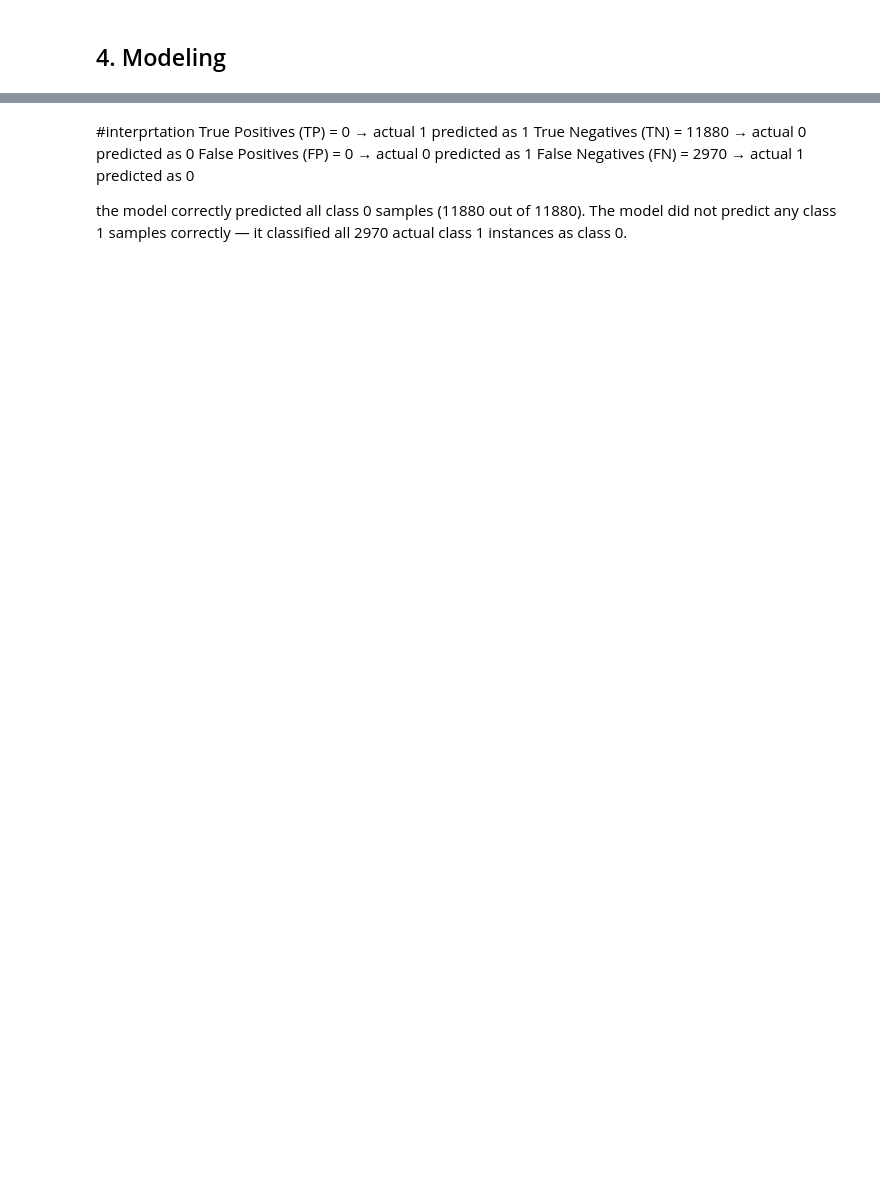
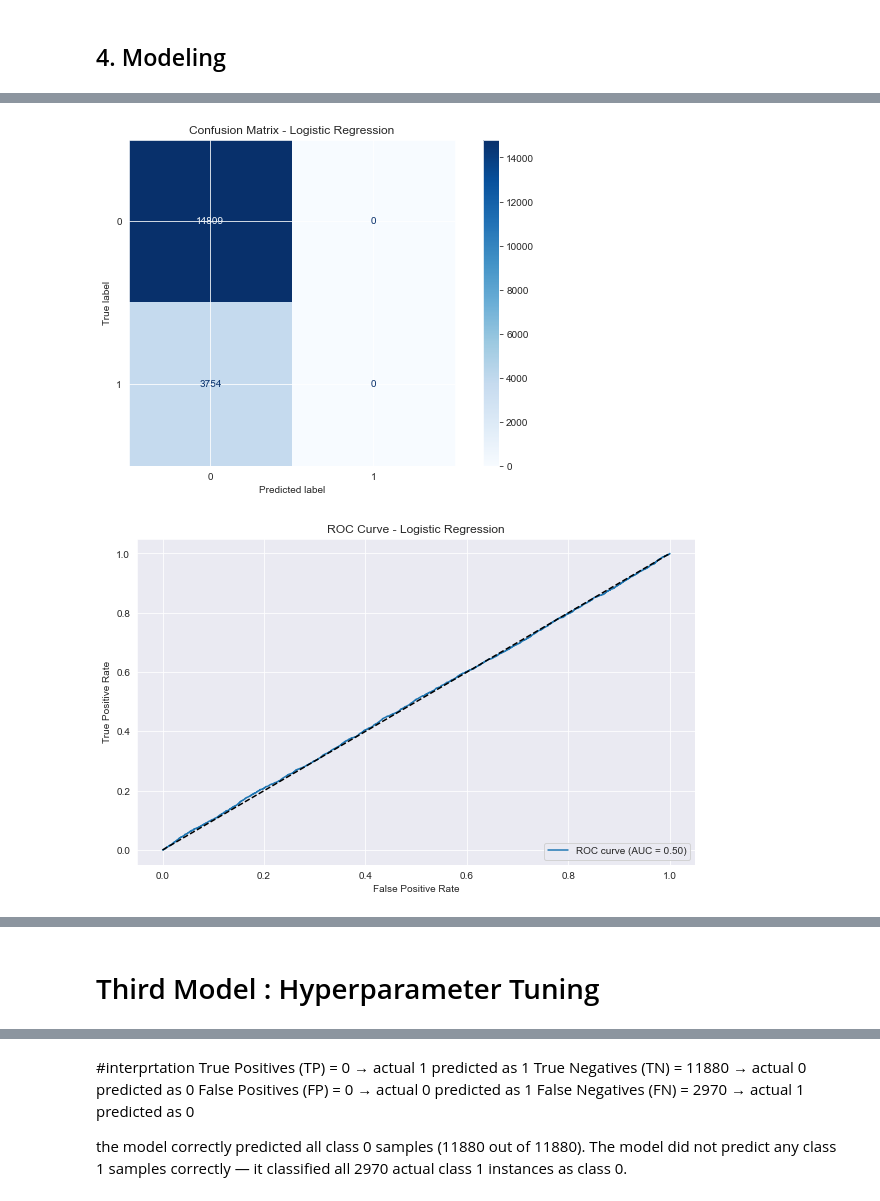
Before and after one commit to Marylyne-Ingwe/phase3, a Jupyter notebook: Tanzania_water_dataset_project.ipynb, the cells around one changed output, grey strips where cells are left out. Drawn from its saved outputs; the diff is of its cells as text; code cells hidden in the pictures; blank space fills up the shorter version.

```diff
--- a/Tanzania_water_dataset_project.ipynb
+++ b/Tanzania_water_dataset_project.ipynb
@@ -738,0 +640,9 @@ plt.show()
+# %%
+# to ipute nan values in X
+X = X.replace([np.inf, -np.inf], np.nan)
+X = X.fillna(X.median())
+
+
+logit_model= sm.Logit(y, X)
+result = logit_model.fit()
+result.summary()
@@ -738,0 +697,9 @@ plt.show()
+# %%
+#Fit a model
+logreg = LogisticRegression(
+    fit_intercept = False,
+    C =1e12,
+    solver="liblinear"
+)
+#Fit the model
+logreg.fit(X_train, y_train)
@@ -738,0 +818,57 @@ plt.show()
+# %%
+from sklearn.metrics import (
+    accuracy_score,
+    precision_score,
+    recall_score,
+    f1_score,
+    confusion_matrix,
+    ConfusionMatrixDisplay,
+    roc_auc_score,
+    roc_curve
+)
+import matplotlib.pyplot as plt
+
+# 1. Make predictions
+y_train_pred = logreg.predict(X_train)
+y_test_pred = logreg.predict(X_test)
+
+# 2. Accuracy
+train_accuracy = accuracy_score(y_train, y_train_pred)
+test_accuracy = accuracy_score(y_test, y_test_pred)
+
+# 3. Precision, Recall, F1
+precision = precision_score(y_test, y_test_pred, pos_label=1)
+recall = recall_score(y_test, y_test_pred, pos_label=1)
+f1 = f1_score(y_test, y_test_pred, pos_label=1)
+
+# 4. Confusion Matrix
+cm = confusion_matrix(y_test, y_test_pred)
+disp = ConfusionMatrixDisplay(confusion_matrix=cm)
+disp.plot(cmap='Blues')
+plt.title("Confusion Matrix - Logistic Regression")
+plt.show()
+
+# 5. ROC-AUC (requires predicted probabilities)
+y_test_probs = logreg.predict_proba(X_test)[:, 1]
+roc_auc = roc_auc_score(y_test, y_test_probs)
+fpr, tpr, thresholds = roc_curve(y_test, y_test_probs)
+
+plt.figure()
+plt.plot(fpr, tpr, label=f'ROC curve (AUC = {roc_auc:.2f})')
+plt.plot([0, 1], [0, 1], 'k--')  # diagonal line
+plt.xlabel('False Positive Rate')
+plt.ylabel('True Positive Rate')
+plt.title('ROC Curve - Logistic Regression')
+plt.legend(loc='lower right')
+plt.show()
+
+# 6. Print results
+print(f"Training Accuracy: {train_accuracy:.4f}")
+print(f"Test Accuracy: {test_accuracy:.4f}")
+print(f"Precision (Class 1): {precision:.4f}")
+print(f"Recall (Class 1): {recall:.4f}")
+print(f"F1 Score (Class 1): {f1:.4f}")
+print(f"ROC AUC: {roc_auc:.4f}")
+# %% [output]
+[figure, added]
+[figure, added]
@@ -738,0 +906,2 @@ plt.show()
+# %% [markdown]
+# Third Model : Hyperparameter Tuning
```
Also changed, not shown: parts of 83 cells of this notebook.
